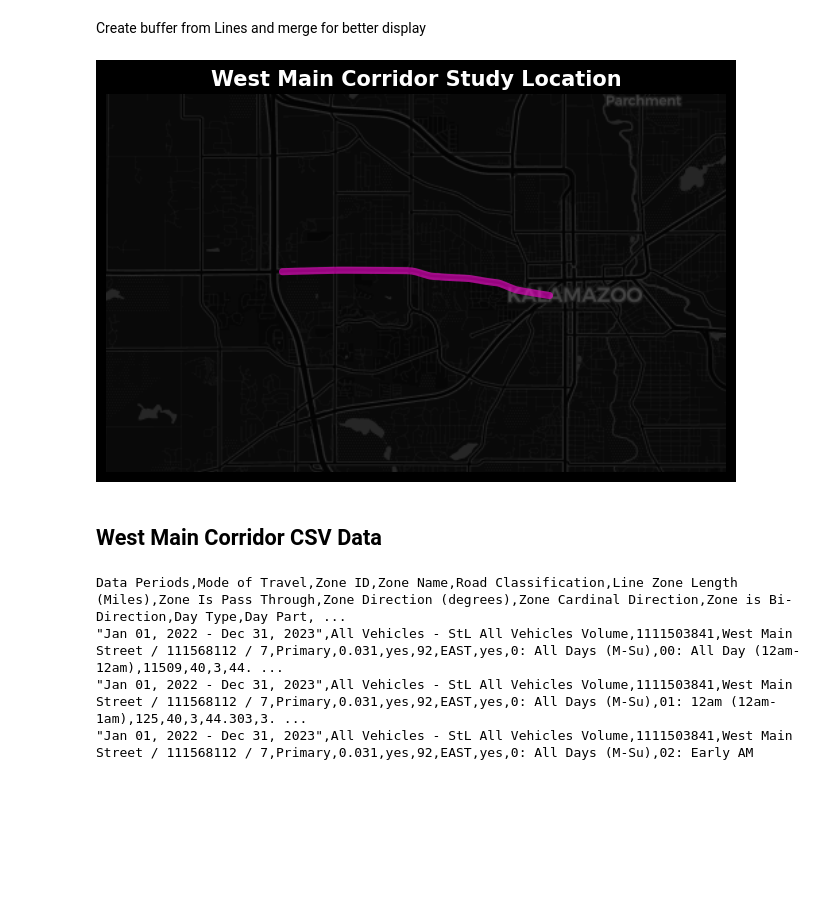
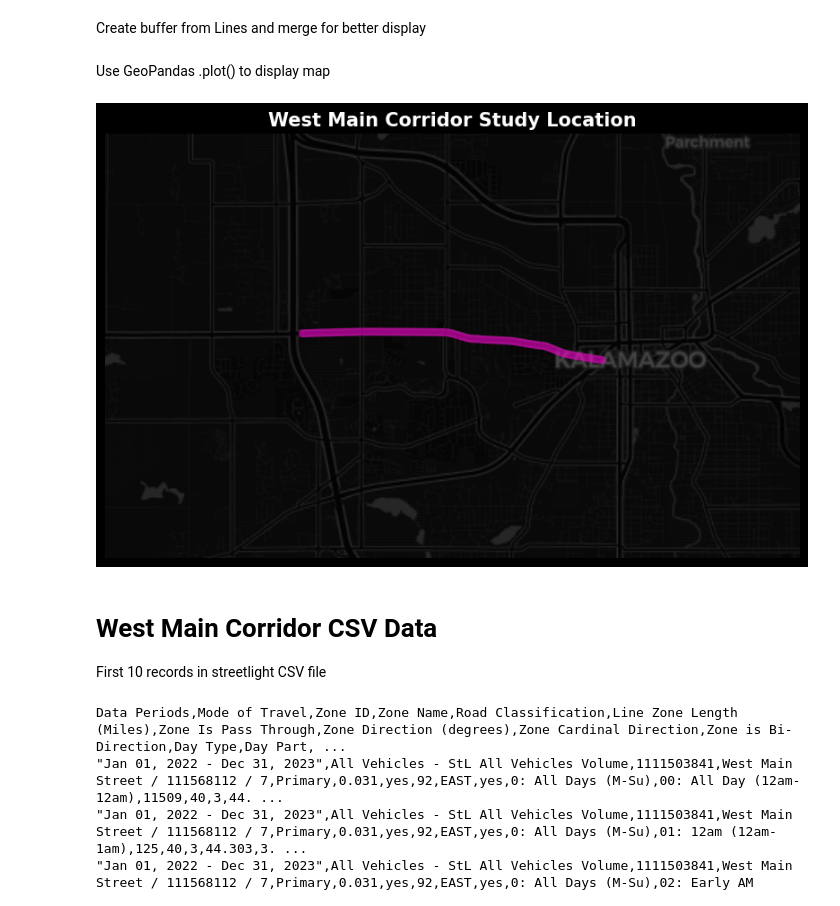
Before and after one commit to eKerney/data-notebooks, a Jupyter notebook: kzoo_streetlight/final_data_workflow.ipynb, the cells around one changed output. Drawn from its saved outputs; the diff is of its cells as text; code cells hidden in the pictures; blank space fills up the shorter version.

```diff
--- a/kzoo_streetlight/final_data_workflow.ipynb
+++ b/kzoo_streetlight/final_data_workflow.ipynb
@@ -78,21 +83,22 @@ Create buffer from Lines and merge for better display
 # %%
 gdf['geometry'] = gdf.unary_union
 gdf['geometry'] = gdf.buffer(100, cap_style=1, join_style=0)
+# %% [markdown]
+Use GeoPandas .plot() to display map
 # %%
 plt.style.use('dark_background')
-ax = gdf.iloc[:1].plot(figsize=(8, 10), color='#fc03d3', alpha=0.6) #only 1 feature needed after union
-# ax.set_xlim(left=-9536805, right=-9525239);
-# ax.set_ylim(bottom=5201747, top=5209100);
+ax = gdf.iloc[:1].plot(figsize=(10, 12), color='#fc03d3', alpha=0.6) #only 1 feature needed after union
 x = 5000
 ax.set_xlim(left=b[0]-x, right=b[2]+x);
 ax.set_ylim(bottom=b[1]-x, top=b[3]+x);
 ax.set_axis_off()
 ax.set_title('West Main Corridor Study Location', fontsize=15, fontweight='bold')
 cx.add_basemap(ax, source=cx.providers.CartoDB.DarkMatter, attribution=False, zoom=12)
 # %% [output]
-[figure, old version]
+[figure, new version]
 # %% [markdown]
-## West Main Corridor CSV Data
+# West Main Corridor CSV Data
+First 10 records in streetlight CSV file
 # %%
 !head -n 11 'data/kzoo_street_12225/1861928_West_Main_Street/1861928_West_Main_Street_corridor_study.csv'
 # %% [output]
```
Also changed, not shown: parts of 16 cells of this notebook, 1 other file.
